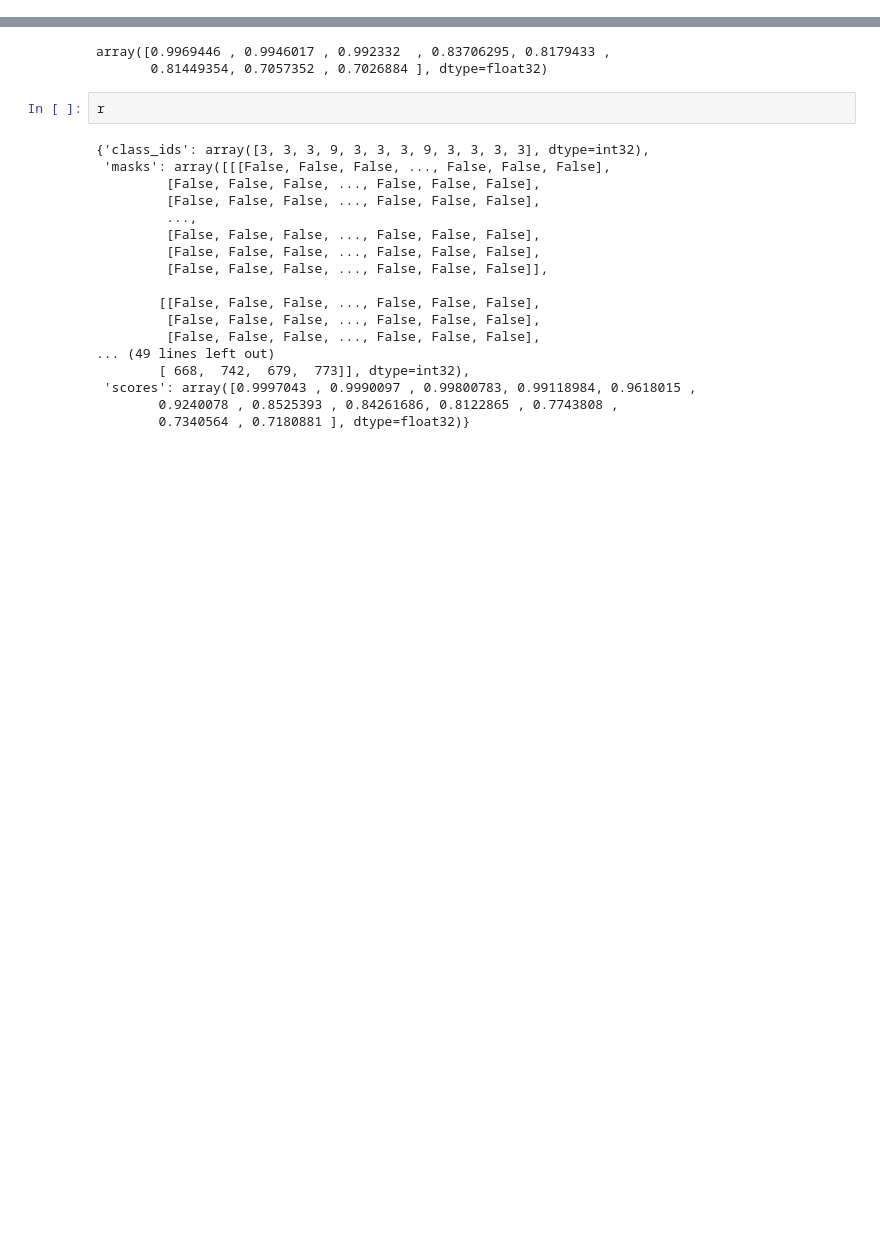
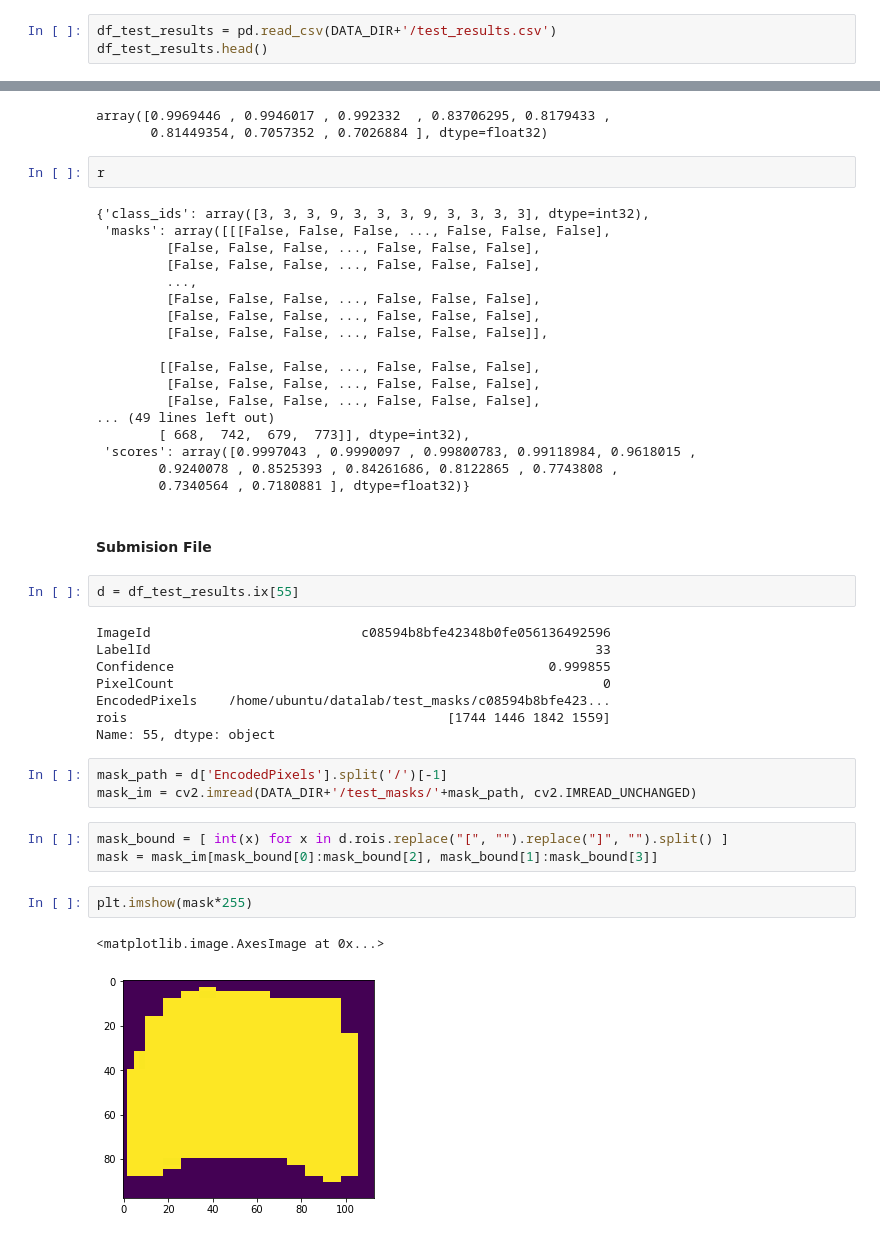
Before and after one commit to moisesvw/segmentation, a Jupyter notebook: modeling/model experiment.ipynb, the cells around one changed output, grey strips where cells are left out. Saved outputs shown, nothing was run; the diff lists cells and outputs as text; blank space fills up the shorter version.

Commit message:
generate submision

```diff
--- a/modeling/model experiment.ipynb
+++ b/modeling/model experiment.ipynb
@@ -406,0 +399,3 @@ df_test_results.head()
+# %%
+df_test_results = pd.read_csv(DATA_DIR+'/test_results.csv')
+df_test_results.head()
@@ -485,3 +491,26 @@ r
  'scores': array([0.9997043 , 0.9990097 , 0.99800783, 0.99118984, 0.9618015 ,
         0.9240078 , 0.8525393 , 0.84261686, 0.8122865 , 0.7743808 ,
         0.7340564 , 0.7180881 ], dtype=float32)}
+# %% [markdown]
+#### Submision File
+# %%
+d = df_test_results.ix[55]
+# %% [output]
+ImageId                           c08594b8bfe42348b0fe056136492596
+LabelId                                                         33
+Confidence                                                0.999855
+PixelCount                                                       0
+EncodedPixels    /home/ubuntu/datalab/test_masks/c08594b8bfe423...
+rois                                         [1744 1446 1842 1559]
+Name: 55, dtype: object
+# %%
+mask_path = d['EncodedPixels'].split('/')[-1]
+mask_im = cv2.imread(DATA_DIR+'/test_masks/'+mask_path, cv2.IMREAD_UNCHANGED)
+# %%
+mask_bound = [ int(x) for x in d.rois.replace("[", "").replace("]", "").split() ]
+mask = mask_im[mask_bound[0]:mask_bound[2], mask_bound[1]:mask_bound[3]]
+# %%
+plt.imshow(mask*255)
+# %% [output]
+<matplotlib.image.AxesImage at 0x...>
+[figure, added]
```
Also changed, not shown: parts of 19 cells of this notebook.
